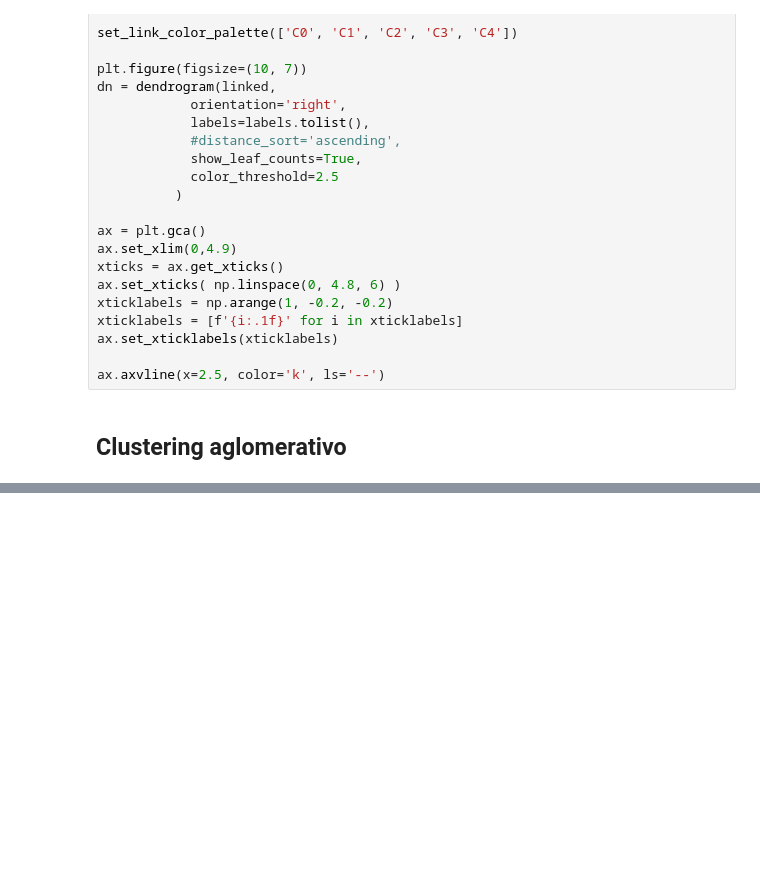
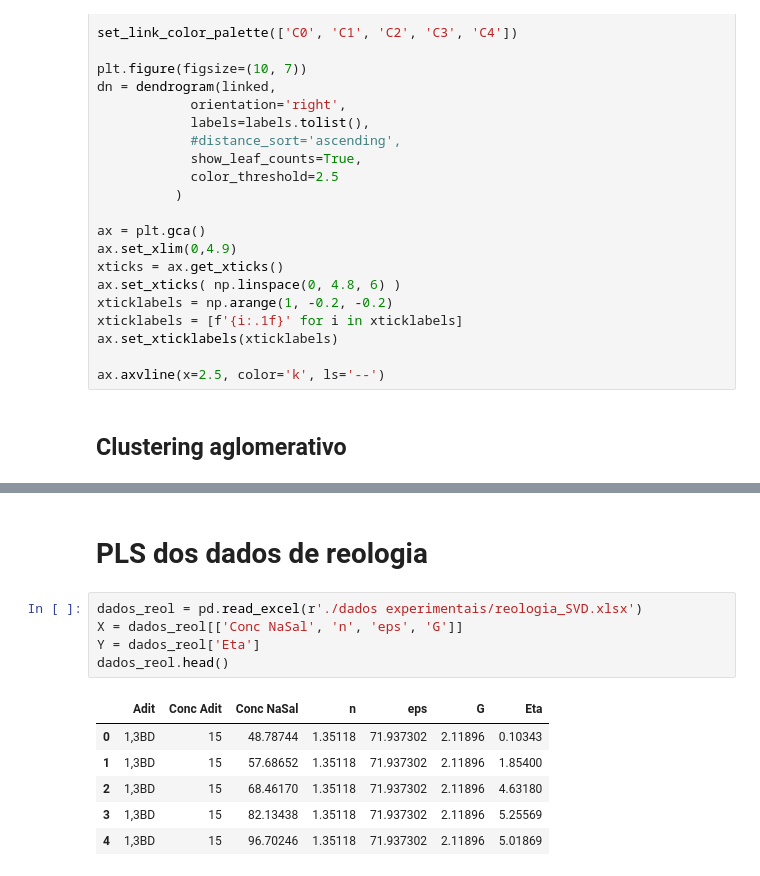
Before and after one commit to KarlClinckspoor/Tese, a Jupyter notebook: imagens/notebooks/Análise multivariada.ipynb, the cells around one changed output, grey strips where cells are left out. Drawn from its saved outputs; the diff is of its cells as text; blank space fills up the shorter version.

```diff
--- a/imagens/notebooks/Análise multivariada.ipynb
+++ b/imagens/notebooks/Análise multivariada.ipynb
@@ -774,3 +774,17 @@ plt.show()
 # %% [output]
 [interactive output not drawn]
 [interactive output not drawn]
+# %% [markdown]
+# PLS dos dados de reologia
+# %%
+dados_reol = pd.read_excel(r'./dados experimentais/reologia_SVD.xlsx')
+X = dados_reol[['Conc NaSal', 'n', 'eps', 'G']]
+Y = dados_reol['Eta']
+dados_reol.head()
+# %% [output]
+|  | Adit | Conc Adit | Conc NaSal | n | eps | G | Eta |
+| 0 | 1,3BD | 15 | 48.78744 | 1.35118 | 71.937302 | 2.11896 | 0.10343 |
+| 1 | 1,3BD | 15 | 57.68652 | 1.35118 | 71.937302 | 2.11896 | 1.85400 |
+| 2 | 1,3BD | 15 | 68.46170 | 1.35118 | 71.937302 | 2.11896 | 4.63180 |
+| 3 | 1,3BD | 15 | 82.13438 | 1.35118 | 71.937302 | 2.11896 | 5.25569 |
+| 4 | 1,3BD | 15 | 96.70246 | 1.35118 | 71.937302 | 2.11896 | 5.01869 |
```
Also changed, not shown: parts of 6 cells of this notebook, 3 other files.
